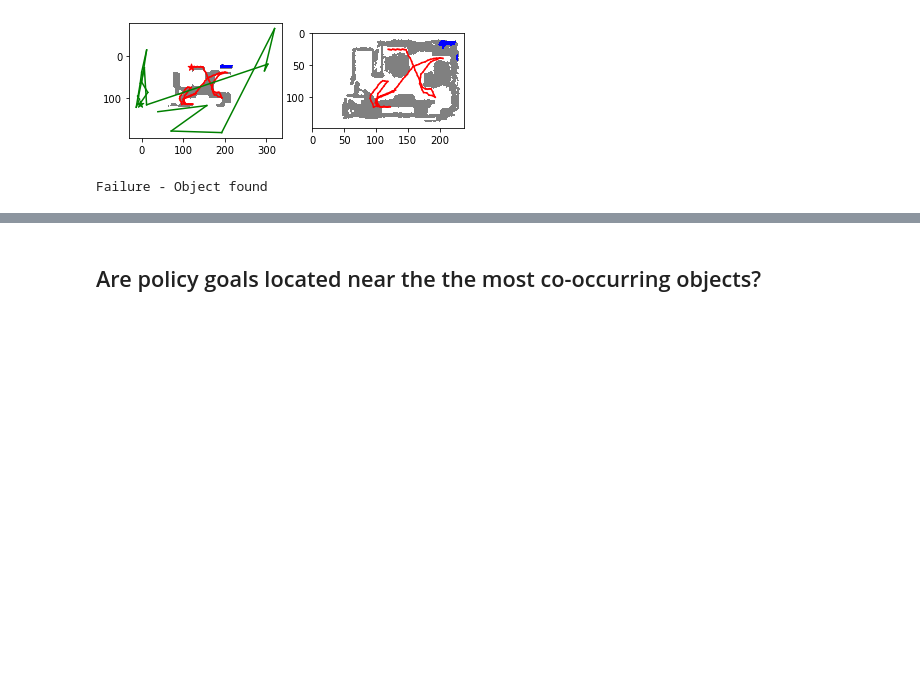
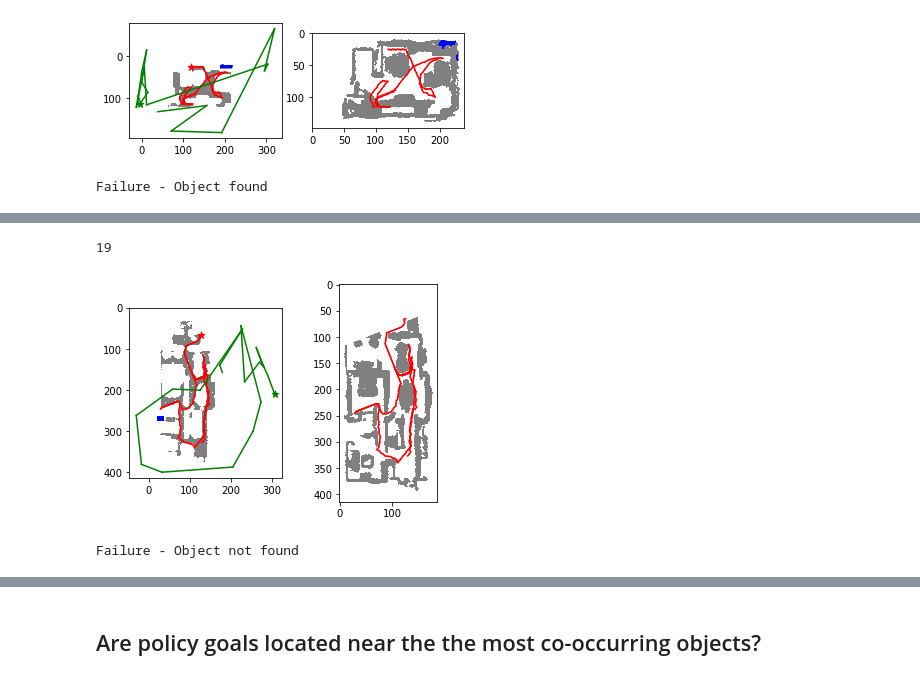
Before and after one commit to rish-raghu/Object-Goal-Navigation, a Jupyter notebook: Analysis.ipynb, the cells around one changed output, grey strips where cells are left out. Saved outputs shown, nothing was run; the diff lists cells and outputs as text; code cells hidden in the pictures; blank space fills up the shorter version.

```diff
--- a/Analysis.ipynb
+++ b/Analysis.ipynb
@@ -336,0 +338,6 @@ Failure - Object found
+# %%
+sem_map = render_episode("Darden", 4, render_goals=True)
+# %% [output]
+19
+[figure, added]
+Failure - Object not found
```
Also changed, not shown: parts of 11 cells of this notebook.
